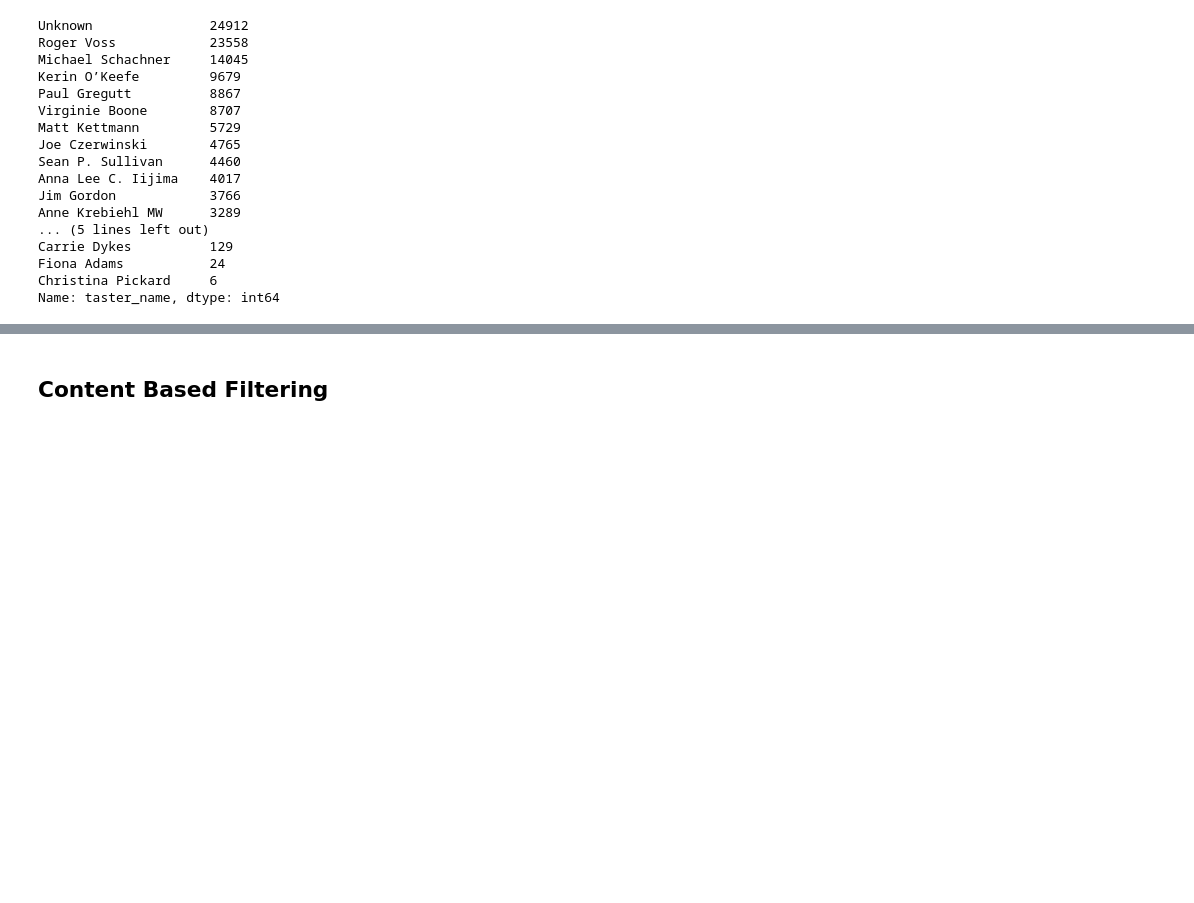
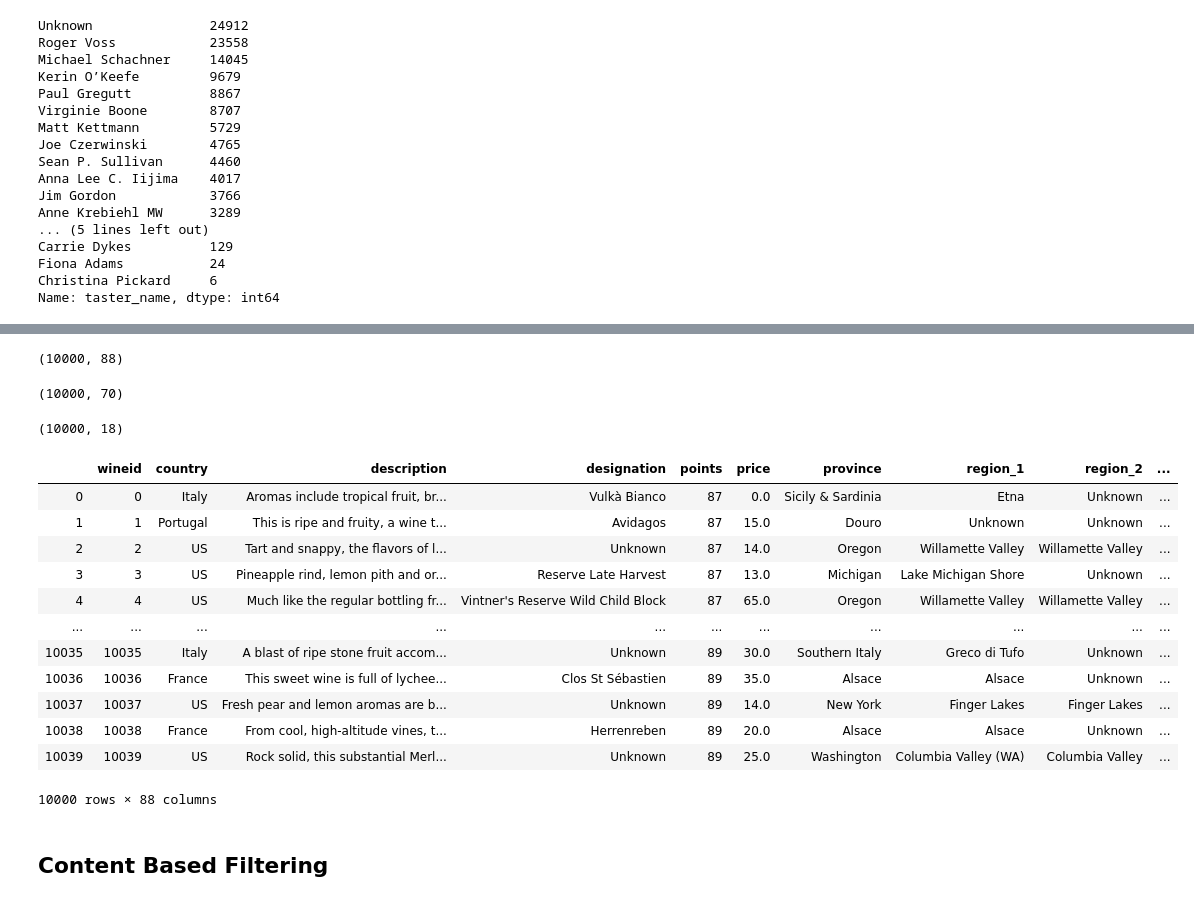
Before and after one commit to YufenLin/personal_sommelier, a Jupyter notebook: notebooks/personal_sommelier.ipynb, the cells around one changed output, grey strips where cells are left out. Saved outputs shown, nothing was run; the diff lists cells and outputs as text; code cells hidden in the pictures; blank space fills up the shorter version.

Commit message:
transform flavor word to ohe

```diff
--- a/notebooks/personal_sommelier.ipynb
+++ b/notebooks/personal_sommelier.ipynb
@@ -435,0 +438,7 @@ list
+# %%
+# integer encode input data
+for index, row in wine_ohe.iterrows():
+    words = row['flavor_words']
+    for word in words:
+        if word in flavor_words_list:
+            wine_ohe.loc[index, word] = 1
@@ -436,3 +471,39 @@ list
+# %%
+for word in flavor_words_list:
+    if word in wine_ohe.columns:
+        wine_ohe[word]=wine_ohe[word].fillna(0)
+# %%
+wine_ohe.drop(['flavor_words'], inplace=True, axis=1)
+# %%
+wine_df = pd.concat([wine_sample, wine_ohe], axis=1)
+# %%
+wine_df.shape
+# %% [output]
+(10000, 88)
+# %%
+wine_ohe.shape
+# %% [output]
+(10000, 70)
+# %%
+wine_sample.shape
+# %% [output]
+(10000, 18)
+# %%
+wine_df
+# %% [output]
+|  | wineid | country | description | designation | points | price | province | region_1 | region_2 | ... |
+| 0 | 0 | Italy | Aromas include tropical fruit, br... | Vulkà Bianco | 87 | 0.0 | Sicily & Sardinia | Etna | Unknown | ... |
+| 1 | 1 | Portugal | This is ripe and fruity, a wine t... | Avidagos | 87 | 15.0 | Douro | Unknown | Unknown | ... |
+| 2 | 2 | US | Tart and snappy, the flavors of l... | Unknown | 87 | 14.0 | Oregon | Willamette Valley | Willamette Valley | ... |
+| 3 | 3 | US | Pineapple rind, lemon pith and or... | Reserve Late Harvest | 87 | 13.0 | Michigan | Lake Michigan Shore | Unknown | ... |
+| 4 | 4 | US | Much like the regular bottling fr... | Vintner's Reserve Wild Child Block | 87 | 65.0 | Oregon | Willamette Valley | Willamette Valley | ... |
+| ... | ... | ... | ... | ... | ... | ... | ... | ... | ... | ... |
+| 10035 | 10035 | Italy | A blast of ripe stone fruit accom... | Unknown | 89 | 30.0 | Southern Italy | Greco di Tufo | Unknown | ... |
+| 10036 | 10036 | France | This sweet wine is full of lychee... | Clos St Sébastien | 89 | 35.0 | Alsace | Alsace | Unknown | ... |
+| 10037 | 10037 | US | Fresh pear and lemon aromas are b... | Unknown | 89 | 14.0 | New York | Finger Lakes | Finger Lakes | ... |
+| 10038 | 10038 | France | From cool, high-altitude vines, t... | Herrenreben | 89 | 20.0 | Alsace | Alsace | Unknown | ... |
+| 10039 | 10039 | US | Rock solid, this substantial Merl... | Unknown | 89 | 25.0 | Washington | Columbia Valley (WA) | Columbia Valley | ... |
+10000 rows × 88 columns
 # %% [markdown]
 ## Content Based Filtering
 # %% [markdown]
```
Also changed, not shown: parts of 11 cells of this notebook.
